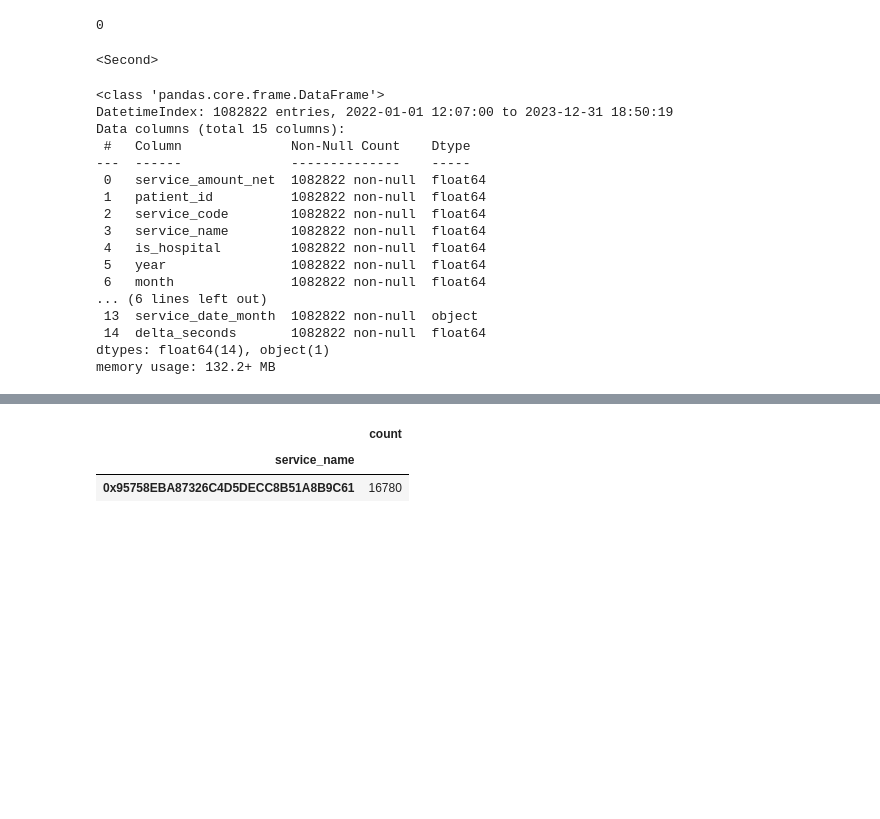
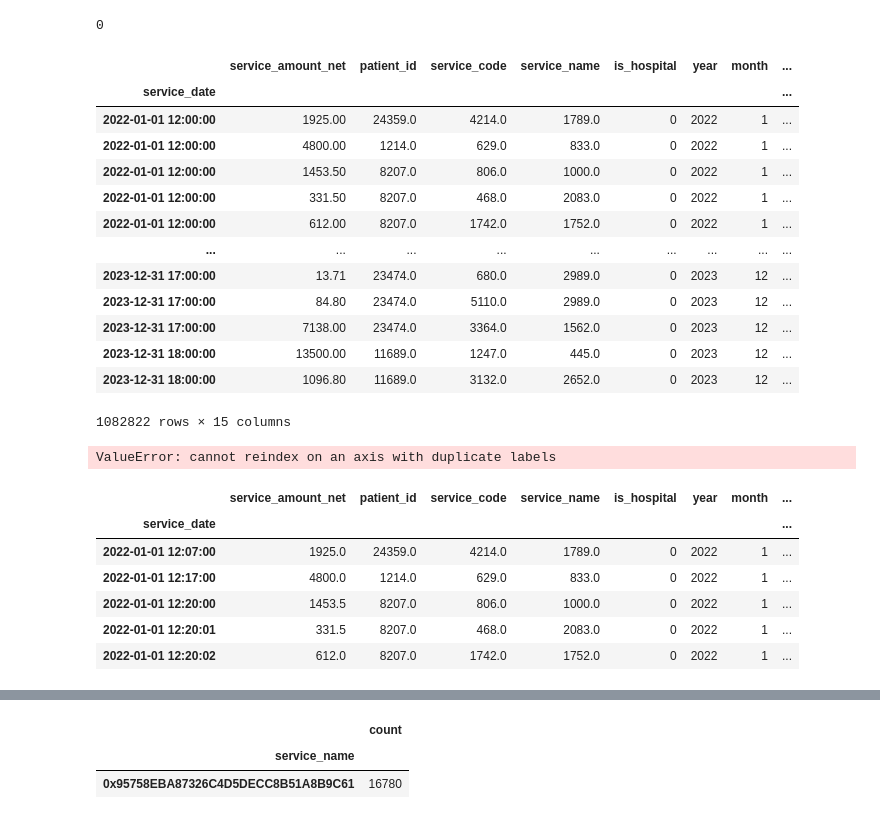
Before and after one commit to CCCXIV314/Sber, a Jupyter notebook: Sber_data_research.ipynb, the cells around one changed output, grey strips where cells are left out. Cells and saved outputs as stored; diff of their text form; code cells hidden in the pictures; blank space fills up the shorter version.

```diff
--- a/Sber_data_research.ipynb
+++ b/Sber_data_research.ipynb
@@ -489,9 +491,27 @@ data_linear
 print(data_linear.index.duplicated().sum())
 # %% [output]
 0
-# %%
-data_linear = data_linear.asfreq('S')
-print(data_linear.index.freq)
-# %% [output]
-<Second>
+# %%
+data_linear.index = data_linear.index.floor('H')
+data_linear
+# %% [output]
+|  | service_amount_net | patient_id | service_code | service_name | is_hospital | year | month | ... |
+| service_date |  |  |  |  |  |  |  | ... |
+| 2022-01-01 12:00:00 | 1925.00 | 24359.0 | 4214.0 | 1789.0 | 0 | 2022 | 1 | ... |
+| 2022-01-01 12:00:00 | 4800.00 | 1214.0 | 629.0 | 833.0 | 0 | 2022 | 1 | ... |
+| 2022-01-01 12:00:00 | 1453.50 | 8207.0 | 806.0 | 1000.0 | 0 | 2022 | 1 | ... |
+| 2022-01-01 12:00:00 | 331.50 | 8207.0 | 468.0 | 2083.0 | 0 | 2022 | 1 | ... |
+| 2022-01-01 12:00:00 | 612.00 | 8207.0 | 1742.0 | 1752.0 | 0 | 2022 | 1 | ... |
+| ... | ... | ... | ... | ... | ... | ... | ... | ... |
+| 2023-12-31 17:00:00 | 13.71 | 23474.0 | 680.0 | 2989.0 | 0 | 2023 | 12 | ... |
+| 2023-12-31 17:00:00 | 84.80 | 23474.0 | 5110.0 | 2989.0 | 0 | 2023 | 12 | ... |
+| 2023-12-31 17:00:00 | 7138.00 | 23474.0 | 3364.0 | 1562.0 | 0 | 2023 | 12 | ... |
+| 2023-12-31 18:00:00 | 13500.00 | 11689.0 | 1247.0 | 445.0 | 0 | 2023 | 12 | ... |
+| 2023-12-31 18:00:00 | 1096.80 | 11689.0 | 3132.0 | 2652.0 | 0 | 2023 | 12 | ... |
+1082822 rows × 15 columns
+# %%
+# data_linear = data_linear.asfreq('H')
+data_linear.asfreq('H')
+# %% [output]
+ValueError: cannot reindex on an axis with duplicate labels
 # %%
@@ -499,23 +519,13 @@ data_linear = data_linear.dropna()
 # %%
-data_linear.info()
+data_linear.head()
 # %% [output]
-<class 'pandas.core.frame.DataFrame'>
-DatetimeIndex: 1082822 entries, 2022-01-01 12:07:00 to 2023-12-31 18:50:19
-Data columns (total 15 columns):
- #   Column              Non-Null Count    Dtype
----  ------              --------------    -----
- 0   service_amount_net  1082822 non-null  float64
- 1   patient_id          1082822 non-null  float64
- 2   service_code        1082822 non-null  float64
- 3   service_name        1082822 non-null  float64
- 4   is_hospital         1082822 non-null  float64
- 5   year                1082822 non-null  float64
- 6   month               1082822 non-null  float64
-... (6 lines left out)
- 13  service_date_month  1082822 non-null  object
- 14  delta_seconds       1082822 non-null  float64
-dtypes: float64(14), object(1)
-memory usage: 132.2+ MB
+|  | service_amount_net | patient_id | service_code | service_name | is_hospital | year | month | ... |
+| service_date |  |  |  |  |  |  |  | ... |
+| 2022-01-01 12:07:00 | 1925.0 | 24359.0 | 4214.0 | 1789.0 | 0 | 2022 | 1 | ... |
+| 2022-01-01 12:17:00 | 4800.0 | 1214.0 | 629.0 | 833.0 | 0 | 2022 | 1 | ... |
+| 2022-01-01 12:20:00 | 1453.5 | 8207.0 | 806.0 | 1000.0 | 0 | 2022 | 1 | ... |
+| 2022-01-01 12:20:01 | 331.5 | 8207.0 | 468.0 | 2083.0 | 0 | 2022 | 1 | ... |
+| 2022-01-01 12:20:02 | 612.0 | 8207.0 | 1742.0 | 1752.0 | 0 | 2022 | 1 | ... |
 # %%
 unique_months = data_linear['service_date_month'].unique()
 
```
Also changed, not shown: parts of 19 cells of this notebook.
